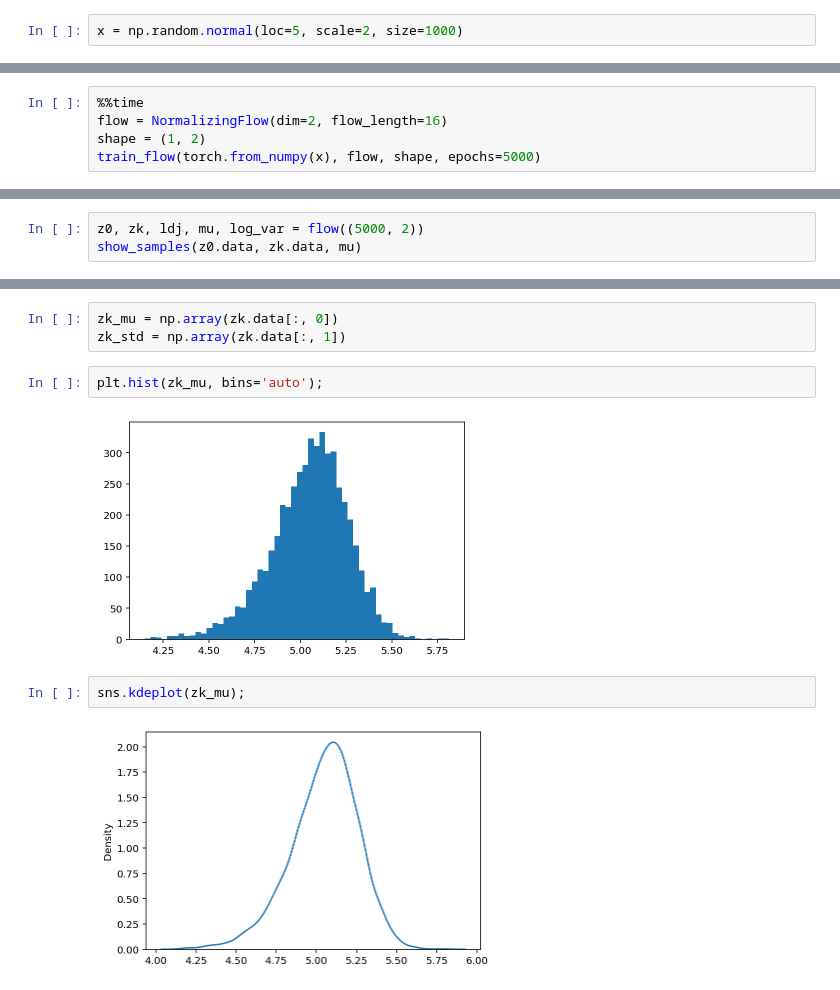
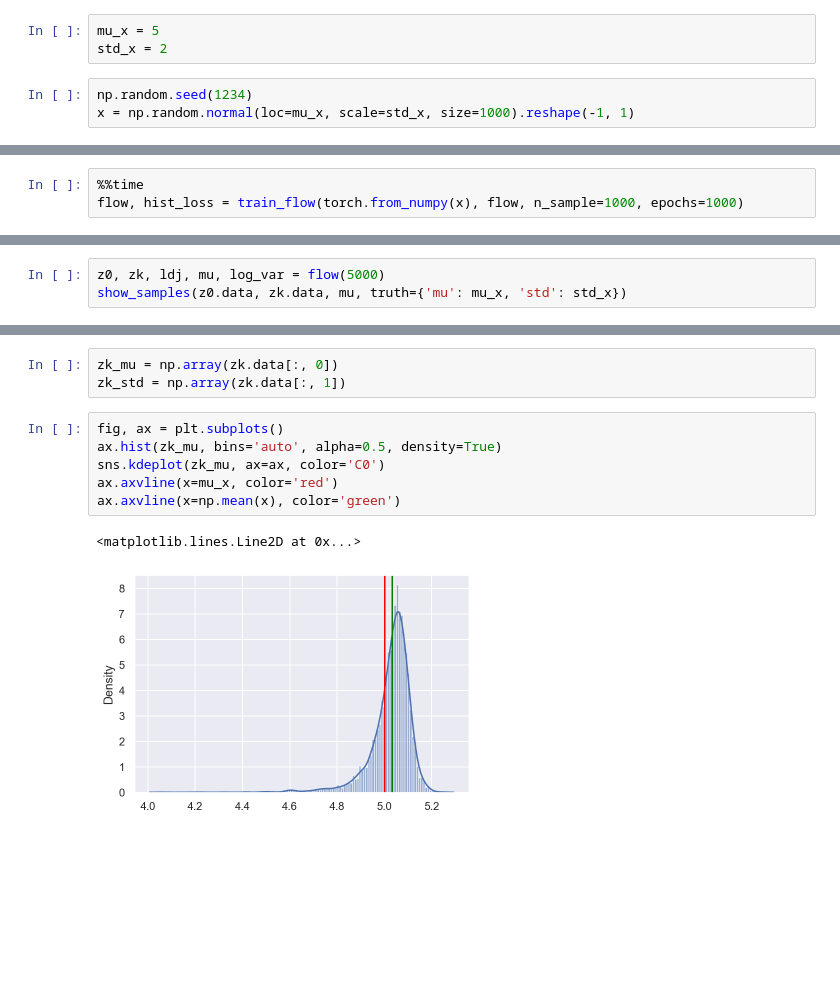
Before and after one commit to AurelienNioche/ActiveTeachingCollaborative, a Jupyter notebook: norm-flow/toy-example-alternative.ipynb, the cells around one changed output, grey strips where cells are left out. Cells and saved outputs as stored; diff of their text form; blank space fills up the shorter version.

```diff
--- a/norm-flow/toy-example-alternative.ipynb
+++ b/norm-flow/toy-example-alternative.ipynb
@@ -134,2 +143,6 @@ def train_flow(x, flow, shape, epochs=1000):
+# %%
+mu_x = 5
+std_x = 2
 # %%
-x = np.random.normal(loc=5, scale=2, size=1000)
+np.random.seed(1234)
+x = np.random.normal(loc=mu_x, scale=std_x, size=1000).reshape(-1, 1)
@@ -136,6 +153,4 @@ x = np.random.normal(loc=5, scale=2, size=1000)
 # %%
 %%time
-flow = NormalizingFlow(dim=2, flow_length=16)
-shape = (1, 2)
-train_flow(torch.from_numpy(x), flow, shape, epochs=5000)
+flow, hist_loss = train_flow(torch.from_numpy(x), flow, n_sample=1000, epochs=1000)
 # %% [output]
@@ -182,6 +200,6 @@ def show_samples(s0, sk, mu):
 
         plt.show()
 # %%
-z0, zk, ldj, mu, log_var = flow((5000, 2))
-show_samples(z0.data, zk.data, mu)
+z0, zk, ldj, mu, log_var = flow(5000)
+show_samples(z0.data, zk.data, mu, truth={'mu': mu_x, 'std': std_x})
 # %% [output]
@@ -191,11 +209,12 @@ show_samples(z0.data, zk.data, mu)
 zk_mu = np.array(zk.data[:, 0])
 zk_std = np.array(zk.data[:, 1])
 # %%
-plt.hist(zk_mu, bins='auto');
+fig, ax = plt.subplots()
+ax.hist(zk_mu, bins='auto', alpha=0.5, density=True)
+sns.kdeplot(zk_mu, ax=ax, color='C0')
+ax.axvline(x=mu_x, color='red')
+ax.axvline(x=np.mean(x), color='green')
 # %% [output]
+<matplotlib.lines.Line2D at 0x...>
-[figure, old version]
+[figure, new version]
-# %%
-sns.kdeplot(zk_mu);
-# %% [output]
-[figure, removed]
 # %%
```
Also changed, not shown: parts of 14 cells of this notebook, 6 other files.
